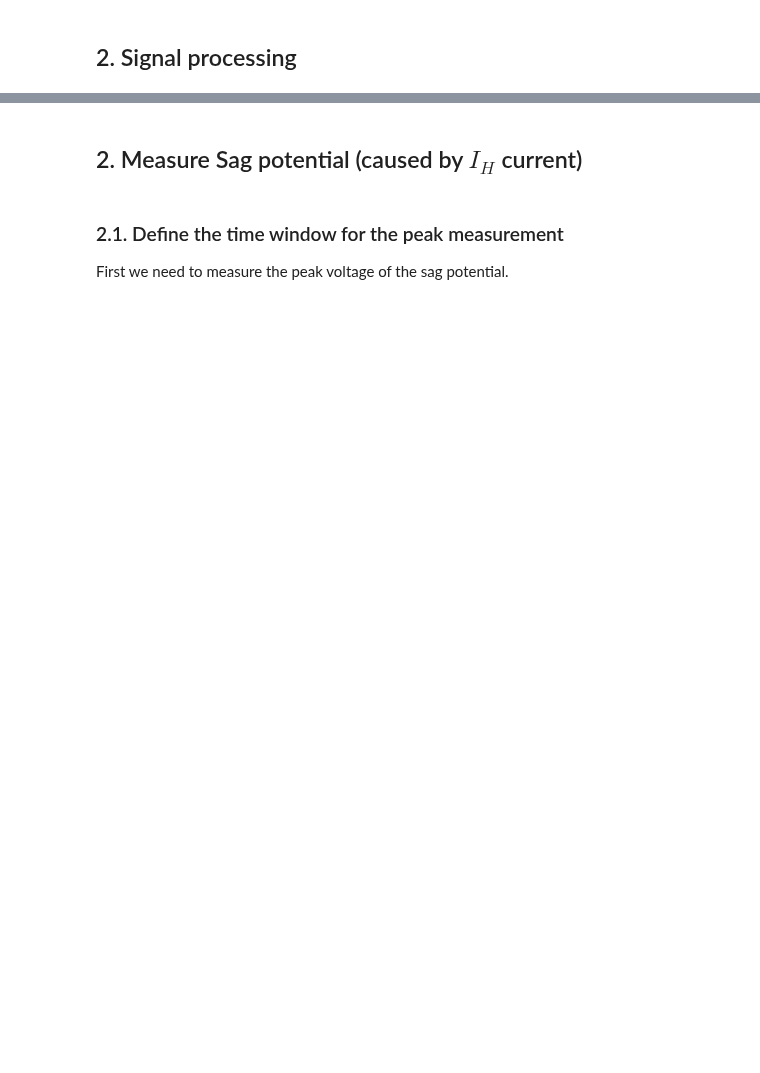
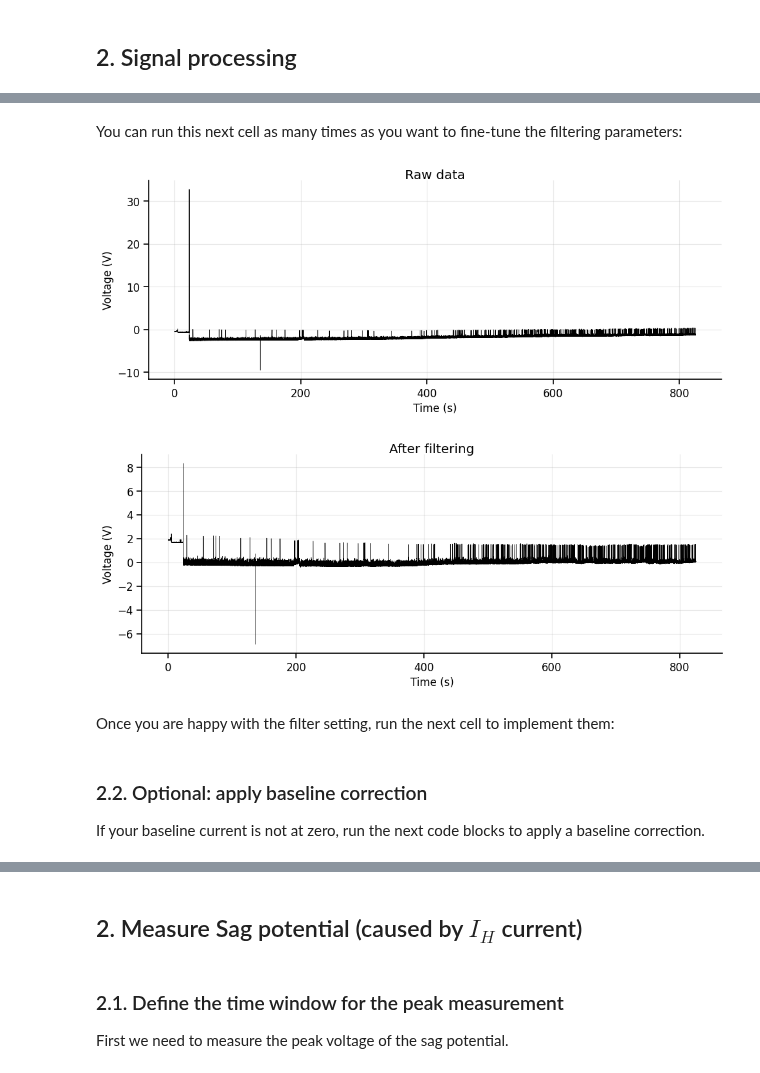
Before and after one commit to argalloni/CSHL_IonChannels2025, a Jupyter notebook: Analysis 21 - In vivo recordings.ipynb, the cells around one changed output, grey strips where cells are left out. Cells and saved outputs as stored; diff of their text form; code cells hidden in the pictures; blank space fills up the shorter version.

```diff
--- a/Analysis 21 - In vivo recordings.ipynb
+++ b/Analysis 21 - In vivo recordings.ipynb
@@ -167,0 +85,47 @@ If your baseline current is not at zero, run the next code blocks to apply a bas
+# %%
+apply_filtering = True
+# %% [markdown]
+You can run this next cell as many times as you want to fine-tune the filtering parameters:
+# %%
+window_size_ms = 1800
+corrected_median, baseline_median = baseline_correction(traces.voltage_data, traces.sampling_rate, method='median_subtraction', window_ms=window_size_ms)
+
+fig, ax = plt.subplots(figsize=(10, 6))
+plt.plot(baseline_median)
+plt.show()
+# %%
+if apply_filtering:
+    filtered_traces = traces
+    # Step 1: Detrend the data to remove linear or constant trends (e.g slow drift)
+    filtered_traces = filtered_traces.detrend(detrend_type='linear', num_segments=1)
+
+    # Step 2: Lowpass filter (removes high-frequency noise)
+    filtered_traces = filtered_traces.lowpass_filter(cutoff_freq = 2000, # Choose a value in units of Hz
+                                                     apply_to_voltage=True)
+
+    # Step 3: Bandpass filter (removes 50/60 Hz mainline noise)
+    filtered_traces = filtered_traces.filter_line_noise(
+        line_freq = 60, # Frequency (Hz) of noise to remove: 50 Hz (in Europe) or 60 Hz (in the US).
+        width = 0.5, # Width (Hz) controls the width of frequency bands around the line frequency the filter cuts out.
+        method = 'notch', # Options: 'notch' (IIR notch filter), 'bandstop' (Butterworth), or 'fft' (spectral).
+        apply_to_voltage=True)
+
+    # # Step 4: Highpass filter (removes low-frequency oscillations)
+    # # ------------------------------------------------------------
+    # # # Be extra careful with this next one, it tends to distort the data. Use only in case of emergency.
+    # filtered_traces = filtered_traces.highpass_filter(cutoff_freq=0.001)
+    # # ------------------------------------------------------------
+
+    %matplotlib inline
+    ax = traces.plot(plot_voltage=True, plot_current=False)
+    ax.set_title('Raw data', y=0.98)
+    plt.show()
+
+    ax = filtered_traces.plot(plot_voltage=True, plot_current=False)
+    ax.set_title('After filtering', y=0.98)
+    plt.show()
+# %% [output]
+[figure, added]
+[figure, added]
+# %% [markdown]
+Once you are happy with the filter setting, run the next cell to implement them:
@@ -168,3 +135,7 @@ If your baseline current is not at zero, run the next code blocks to apply a bas
+# %% [markdown]
+### 2.2. Optional: apply baseline correction
+
+If your baseline current is not at zero, run the next code blocks to apply a baseline correction.
 # %%
 # Change this to True if you want to subtract the baseline from the sweeps.
 subtract_baseline = True
```
Also changed, not shown: parts of 20 cells of this notebook, 6 other files.
